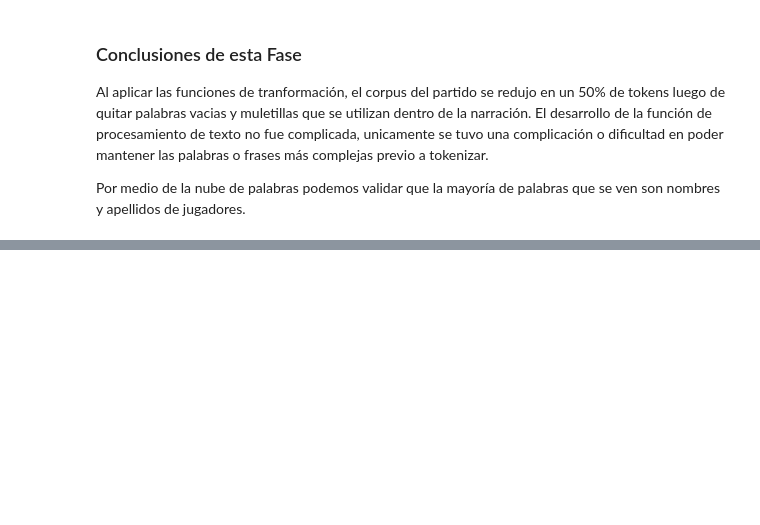
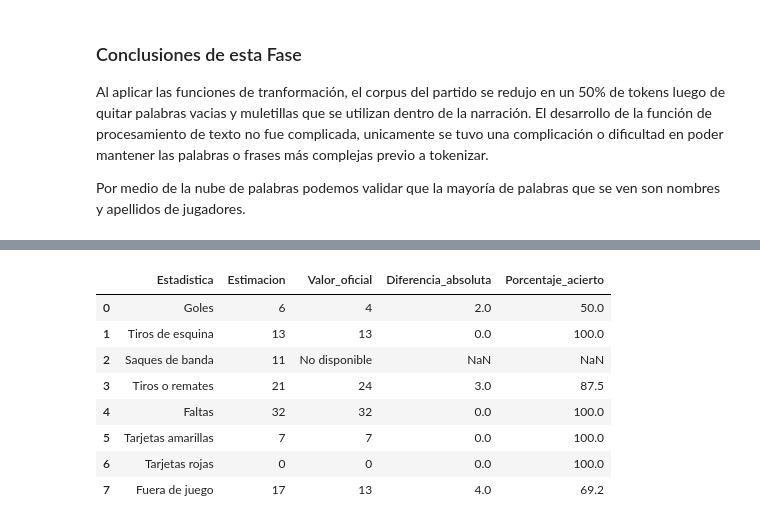
Before and after one commit to RodolfoIO/proyecto_final_text_mining, a Jupyter notebook: proyecto_final_text_mining.ipynb, the cells around one changed output, grey strips where cells are left out. Saved outputs shown, nothing was run; the diff lists cells and outputs as text; code cells hidden in the pictures; blank space fills up the shorter version.

```diff
--- a/proyecto_final_text_mining.ipynb
+++ b/proyecto_final_text_mining.ipynb
@@ -525,0 +793,16 @@ Por medio de la nube de palabras podemos validar que la mayoría de palabras que
+# %%
+ESTADISTICAS_OFICIALES = {
+  'Goles': 4,
+  'Tiros de esquina': 13,
+  'Saques de banda': None,
+  'Tiros o remates': 24,
+  'Faltas': 32,
+  'Tarjetas amarillas': 7,
+  'Tarjetas rojas': 0,
+  'Fuera de juego': 13,
+}
+
+estadisticas_oficiales_df = pd.DataFrame(
+  [{'Estadistica': k, 'Valor_oficial': v} for k, v in ESTADISTICAS_OFICIALES.items()]
+)
+estadisticas_oficiales_df
@@ -525,0 +819,42 @@ Por medio de la nube de palabras podemos validar que la mayoría de palabras que
+# %%
+def construir_tabla_comparativa(estimados, oficiales):
+  filas = []
+  for evento, estimado in estimados.items():
+    oficial = oficiales.get(evento)
+    if oficial is None:
+      filas.append({
+        'Estadistica': evento,
+        'Estimacion': estimado,
+        'Valor_oficial': 'No disponible',
+        'Diferencia_absoluta': None,
+        'Porcentaje_acierto': None,
+      })
+      continue
+
+    diferencia = abs(estimado - oficial)
+    if oficial == 0:
+      porcentaje = 100.0 if estimado == 0 else 0.0
+    else:
+      porcentaje = max(0.0, 100 - (diferencia / oficial * 100))
+    filas.append({
+      'Estadistica': evento,
+      'Estimacion': estimado,
+      'Valor_oficial': oficial,
+      'Diferencia_absoluta': diferencia,
+      'Porcentaje_acierto': round(porcentaje, 1),
+    })
+  return pd.DataFrame(filas)
+
+
+tabla_resultados = construir_tabla_comparativa(conteos_ajustados, ESTADISTICAS_OFICIALES)
+tabla_resultados
+# %% [output]
+|  | Estadistica | Estimacion | Valor_oficial | Diferencia_absoluta | Porcentaje_acierto |
+| 0 | Goles | 6 | 4 | 2.0 | 50.0 |
+| 1 | Tiros de esquina | 13 | 13 | 0.0 | 100.0 |
+| 2 | Saques de banda | 11 | No disponible | NaN | NaN |
+| 3 | Tiros o remates | 21 | 24 | 3.0 | 87.5 |
+| 4 | Faltas | 32 | 32 | 0.0 | 100.0 |
+| 5 | Tarjetas amarillas | 7 | 7 | 0.0 | 100.0 |
+| 6 | Tarjetas rojas | 0 | 0 | 0.0 | 100.0 |
+| 7 | Fuera de juego | 17 | 13 | 4.0 | 69.2 |
```
Also changed, not shown: parts of 23 cells of this notebook, 1 other file.
